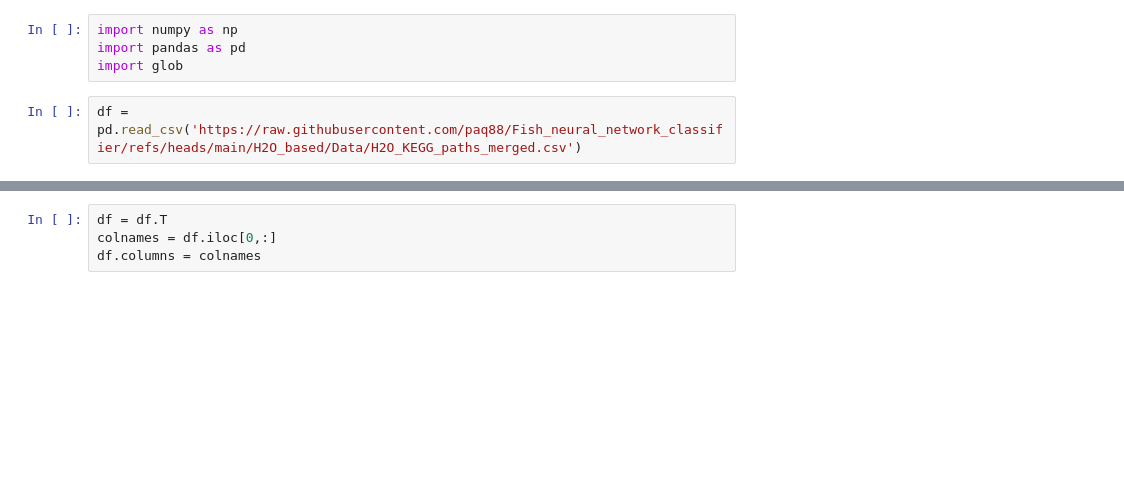
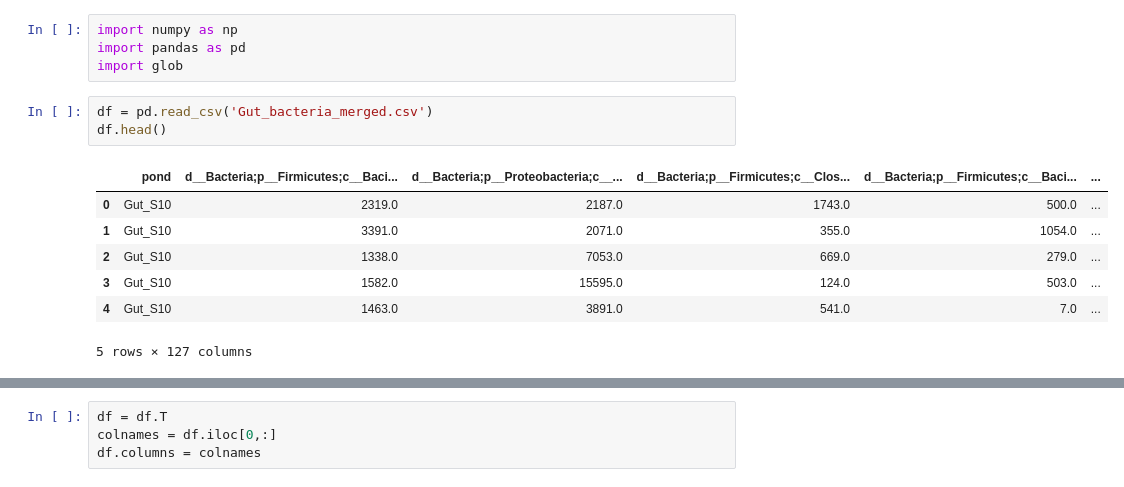
Before and after one commit to paq88/Fish_neural_network_classifier, a Jupyter notebook: Data_prep/data_prep.ipynb, the cells around one changed output, grey strips where cells are left out. Drawn from its saved outputs; the diff is of its cells as text; blank space fills up the shorter version.

```diff
--- a/Data_prep/data_prep.ipynb
+++ b/Data_prep/data_prep.ipynb
@@ -3,4 +3,13 @@ import numpy as np
 import pandas as pd
 import glob
 # %%
-df = pd.read_csv('https://raw.githubusercontent.com/paq88/Fish_neural_network_classifier/refs/heads/main/H2O_based/Data/H2O_KEGG_paths_merged.csv')
+df = pd.read_csv('Gut_bacteria_merged.csv')
+df.head()
+# %% [output]
+|  | pond | d__Bacteria;p__Firmicutes;c__Baci... | d__Bacteria;p__Proteobacteria;c__... | d__Bacteria;p__Firmicutes;c__Clos... | d__Bacteria;p__Firmicutes;c__Baci... | ... |
+| 0 | Gut_S10 | 2319.0 | 2187.0 | 1743.0 | 500.0 | ... |
+| 1 | Gut_S10 | 3391.0 | 2071.0 | 355.0 | 1054.0 | ... |
+| 2 | Gut_S10 | 1338.0 | 7053.0 | 669.0 | 279.0 | ... |
+| 3 | Gut_S10 | 1582.0 | 15595.0 | 124.0 | 503.0 | ... |
+| 4 | Gut_S10 | 1463.0 | 3891.0 | 541.0 | 7.0 | ... |
+5 rows × 127 columns
```
Also changed, not shown: parts of 6 cells of this notebook, 4 other files.
